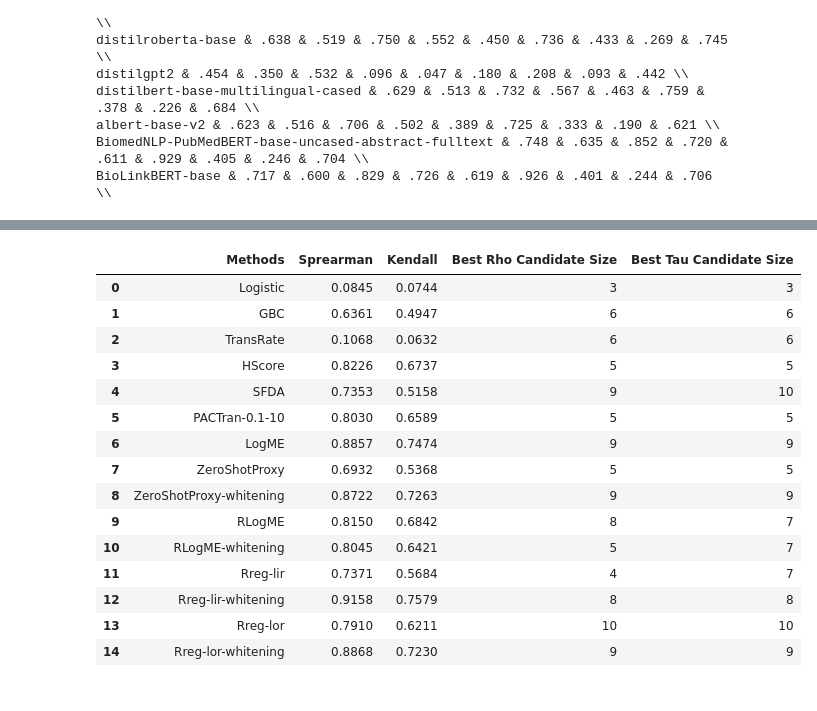
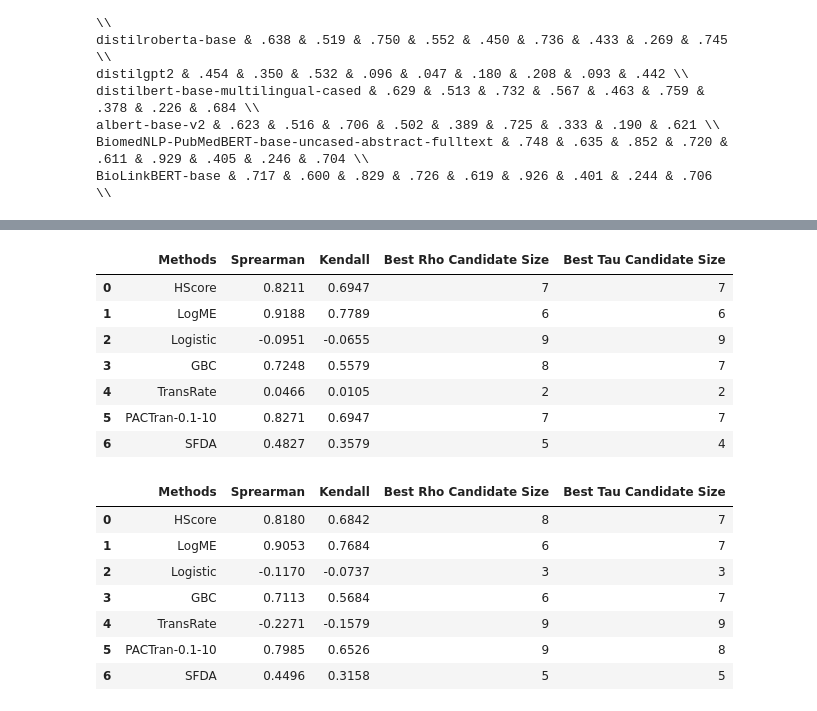
Before and after one commit to KOU-201270/model-selection, a Jupyter notebook: eval_model_selection.ipynb, the cells around one changed output, grey strips where cells are left out. Saved outputs shown, nothing was run; the diff lists cells and outputs as text; code cells hidden in the pictures.

```diff
--- a/eval_model_selection.ipynb
+++ b/eval_model_selection.ipynb
@@ -287,13 +407,0 @@ main_results['bioasq9b']["10"]["r5"]["mean"]
-# %%
-ALL_METHODS = [
-    "RLogME",
-    "RLogME-whitening",
-    "Rreg-lir",
-    "Rreg-lir-whitening",
-    "Rreg-lor",
-    "Rreg-lor-whitening",
-]
-
-tuned_setting = "best"
-_, RLogME_p1_results = summarize_results(CANDIDATE_SIZES, tuned_results, tuned_setting, "p1")
-_, RLogME_r10_results = summarize_results(CANDIDATE_SIZES, tuned_results, tuned_setting, "r10")
@@ -396,0 +458,7 @@ pd.DataFrame(best_results['bioasq9b']['mrr'])
+# %%
+all_results, main_results = summarize_results(CANDIDATE_SIZES, tuned_results, tuned_setting, "mrr", False)
+get_final_score(0.5, ["scifact"])
+all_results_aggregate, main_results_aggregate = summarize_results(CANDIDATE_SIZES, tuned_results, tuned_setting, "mrr", True)
+# %%
+best_results = extract_best_results(main_results, ["scifact"])
+best_results_aggregate = extract_best_results(main_results_aggregate, ["scifact"])
@@ -473,22 +539,25 @@ pd.DataFrame(best_results['scifact']['p1'])
 # %%
-pd.DataFrame(best_results['scifact']['r5'])
+pd.DataFrame(best_results['bioasq9b']['r5'])
 # %% [output]
 |  | Methods | Sprearman | Kendall | Best Rho Candidate Size | Best Tau Candidate Size |
-| 0 | Logistic | 0.0845 | 0.0744 | 3 | 3 |
-| 1 | GBC | 0.6361 | 0.4947 | 6 | 6 |
-| 2 | TransRate | 0.1068 | 0.0632 | 6 | 6 |
-| 3 | HScore | 0.8226 | 0.6737 | 5 | 5 |
-| 4 | SFDA | 0.7353 | 0.5158 | 9 | 10 |
-| 5 | PACTran-0.1-10 | 0.8030 | 0.6589 | 5 | 5 |
-| 6 | LogME | 0.8857 | 0.7474 | 9 | 9 |
-| 7 | ZeroShotProxy | 0.6932 | 0.5368 | 5 | 5 |
-| 8 | ZeroShotProxy-whitening | 0.8722 | 0.7263 | 9 | 9 |
-| 9 | RLogME | 0.8150 | 0.6842 | 8 | 7 |
-| 10 | RLogME-whitening | 0.8045 | 0.6421 | 5 | 7 |
-| 11 | Rreg-lir | 0.7371 | 0.5684 | 4 | 7 |
-| 12 | Rreg-lir-whitening | 0.9158 | 0.7579 | 8 | 8 |
-| 13 | Rreg-lor | 0.7910 | 0.6211 | 10 | 10 |
-| 14 | Rreg-lor-whitening | 0.8868 | 0.7230 | 9 | 9 |
+| 0 | HScore | 0.8211 | 0.6947 | 7 | 7 |
+| 1 | LogME | 0.9188 | 0.7789 | 6 | 6 |
+| 2 | Logistic | -0.0951 | -0.0655 | 9 | 9 |
+| 3 | GBC | 0.7248 | 0.5579 | 8 | 7 |
+| 4 | TransRate | 0.0466 | 0.0105 | 2 | 2 |
+| 5 | PACTran-0.1-10 | 0.8271 | 0.6947 | 7 | 7 |
+| 6 | SFDA | 0.4827 | 0.3579 | 5 | 4 |
+# %%
+pd.DataFrame(best_results_aggregate['bioasq9b']['r5'])
+# %% [output]
+|  | Methods | Sprearman | Kendall | Best Rho Candidate Size | Best Tau Candidate Size |
+| 0 | HScore | 0.8180 | 0.6842 | 8 | 7 |
+| 1 | LogME | 0.9053 | 0.7684 | 6 | 7 |
+| 2 | Logistic | -0.1170 | -0.0737 | 3 | 3 |
+| 3 | GBC | 0.7113 | 0.5684 | 6 | 7 |
+| 4 | TransRate | -0.2271 | -0.1579 | 9 | 9 |
+| 5 | PACTran-0.1-10 | 0.7985 | 0.6526 | 9 | 8 |
+| 6 | SFDA | 0.4496 | 0.3158 | 5 | 5 |
 # %%
 METHOD_SHOW_NAME = {
    "Logistic": "LinearProxy",
```
Also changed, not shown: parts of 36 cells of this notebook.
